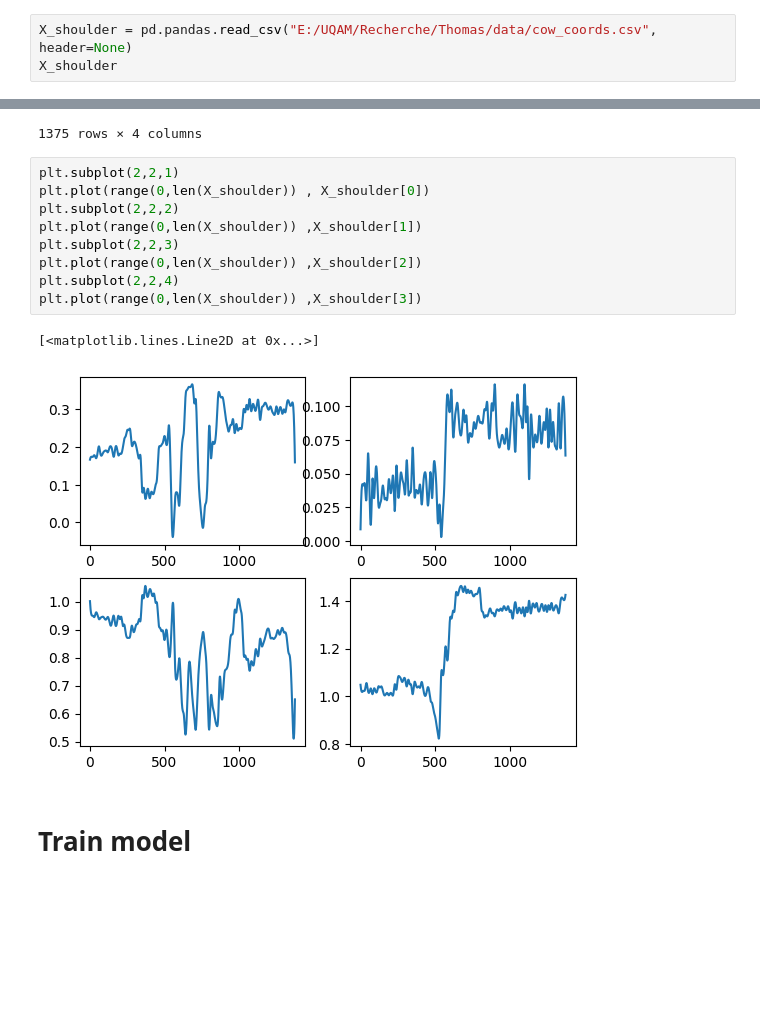
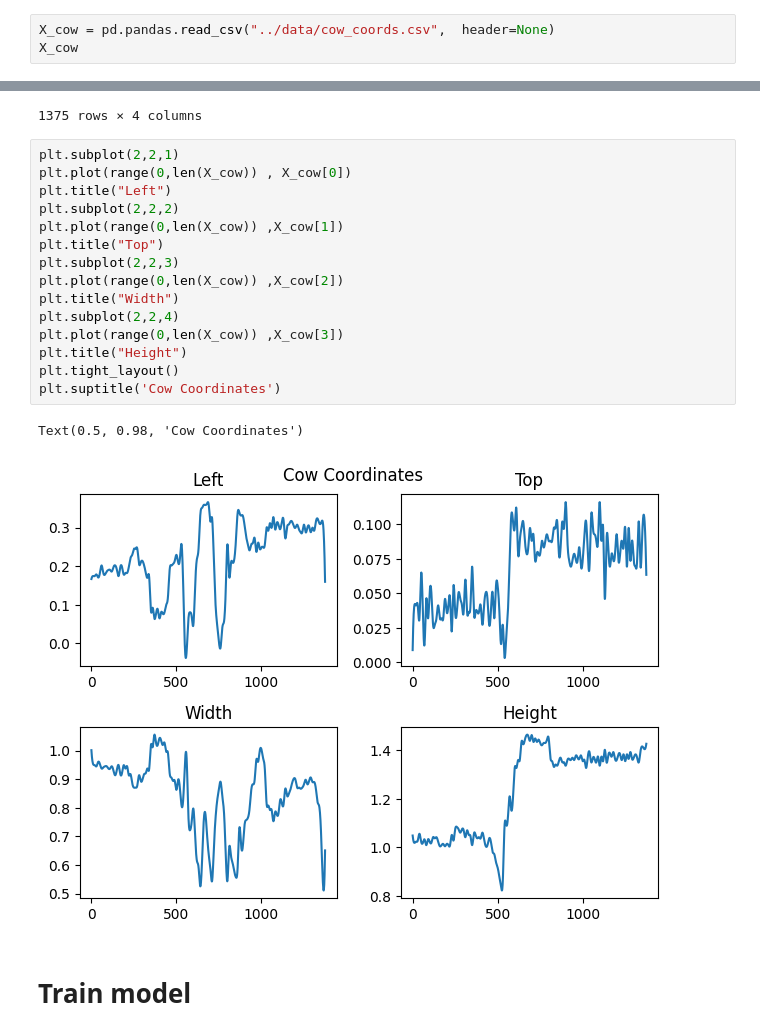
Before and after one commit to RinVyX/HmmComportement, a Jupyter notebook: cow.ipynb, the cells around one changed output, grey strips where cells are left out. Saved outputs shown, nothing was run; the diff lists cells and outputs as text; blank space fills up the shorter version.

```diff
--- a/cow.ipynb
+++ b/cow.ipynb
@@ -11,8 +9,8 @@ import joblib
 # %% [markdown]
 Chargement des corrdonnées de la vache
 # %%
-X_shoulder = pd.pandas.read_csv("E:/UQAM/Recherche/Thomas/data/cow_coords.csv",  header=None)
-X_shoulder
+X_cow = pd.pandas.read_csv("../data/cow_coords.csv",  header=None)
+X_cow
 # %% [output]
 |  | 0 | 1 | 2 | 3 |
 | 0 | 0.166457 | 0.008873 | 1.001398 | 1.048313 |
@@ -29,16 +27,22 @@ X_shoulder
 1375 rows × 4 columns
 # %%
 plt.subplot(2,2,1)
-plt.plot(range(0,len(X_shoulder)) , X_shoulder[0])
+plt.plot(range(0,len(X_cow)) , X_cow[0])
+plt.title("Left")
 plt.subplot(2,2,2)
-plt.plot(range(0,len(X_shoulder)) ,X_shoulder[1])
+plt.plot(range(0,len(X_cow)) ,X_cow[1])
+plt.title("Top")
 plt.subplot(2,2,3)
-plt.plot(range(0,len(X_shoulder)) ,X_shoulder[2])
+plt.plot(range(0,len(X_cow)) ,X_cow[2])
+plt.title("Width")
 plt.subplot(2,2,4)
-plt.plot(range(0,len(X_shoulder)) ,X_shoulder[3])
+plt.plot(range(0,len(X_cow)) ,X_cow[3])
+plt.title("Height")
+plt.tight_layout()
+plt.suptitle('Cow Coordinates')
 # %% [output]
-[<matplotlib.lines.Line2D at 0x...>]
+Text(0.5, 0.98, 'Cow Coordinates')
-[figure, old version]
+[figure, new version]
 # %% [markdown]
 # Train model
 # %%
```
Also changed, not shown: parts of 9 cells of this notebook, 20 other files.
